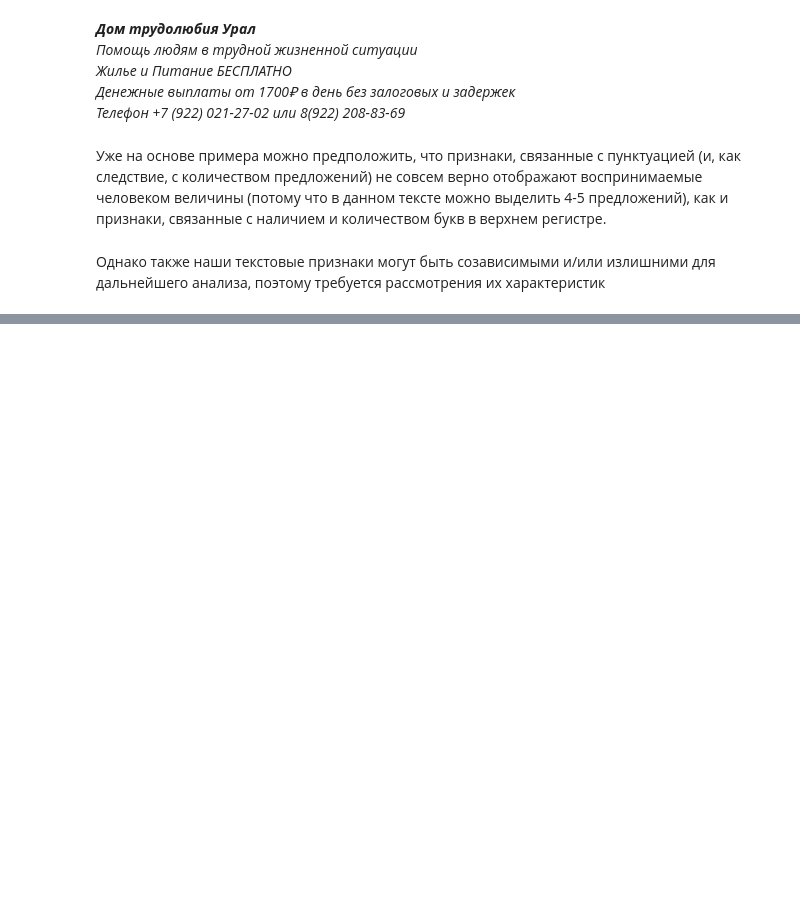
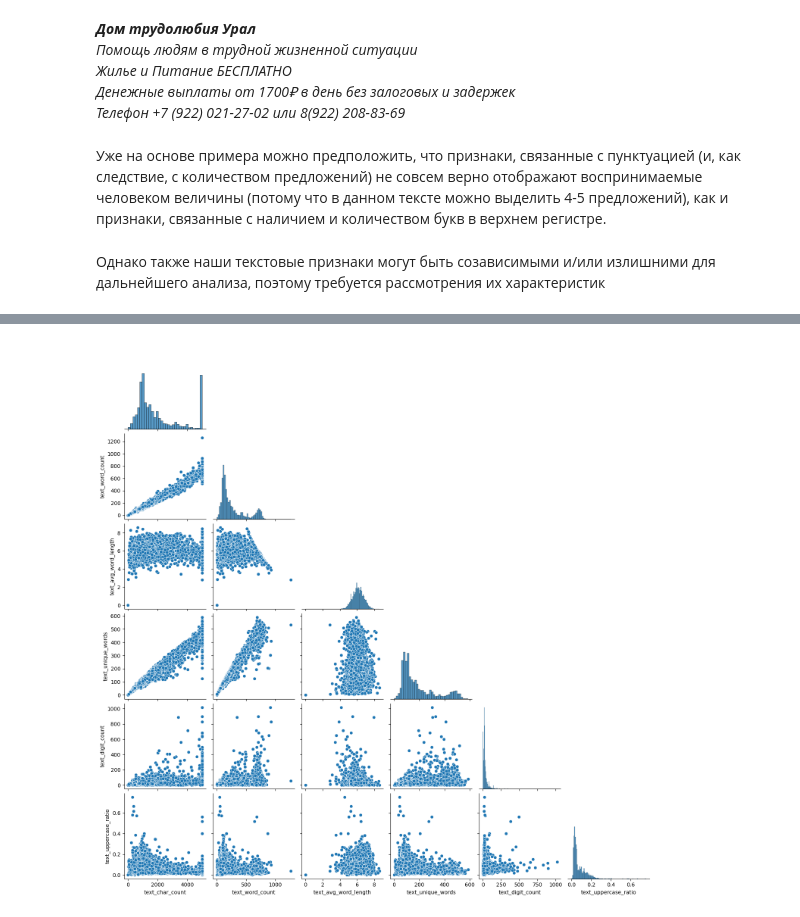
Before and after one commit to StAkinshin/ITMO_Data-Engeneering-Course-26, a Jupyter notebook: notebooks/EDA.ipynb, the cells around one changed output, grey strips where cells are left out. Drawn from its saved outputs; the diff is of its cells as text; code cells hidden in the pictures; blank space fills up the shorter version.

Commit message:
The Final (Countdown) Commit

```diff
--- a/notebooks/EDA.ipynb
+++ b/notebooks/EDA.ipynb
@@ -443,0 +463,6 @@ extract_text_features(example_text)
+# %%
+symbols_params = ['text_char_count', 'text_word_count', 'text_avg_word_length', 'text_unique_words', 'text_digit_count', 'text_uppercase_ratio']
+sns.pairplot(df[symbols_params], diag_kind = 'hist', corner = True)
+plt.show()
+# %% [output]
+[figure, added]
```
Also changed, not shown: parts of 9 cells of this notebook, 1 other file.
